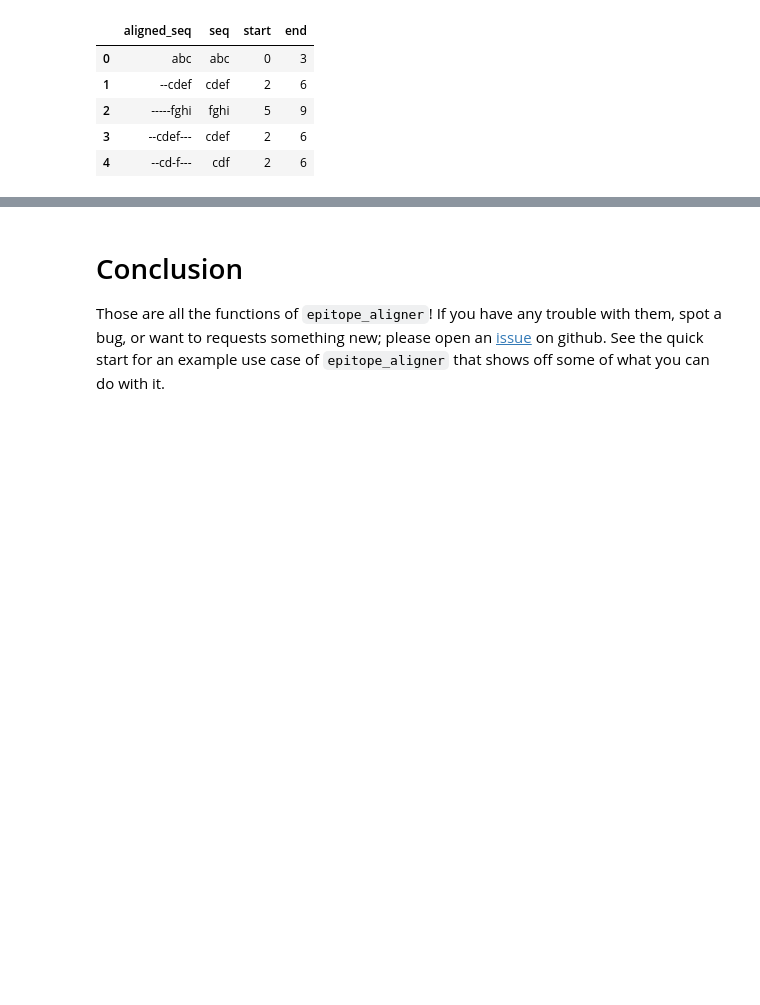
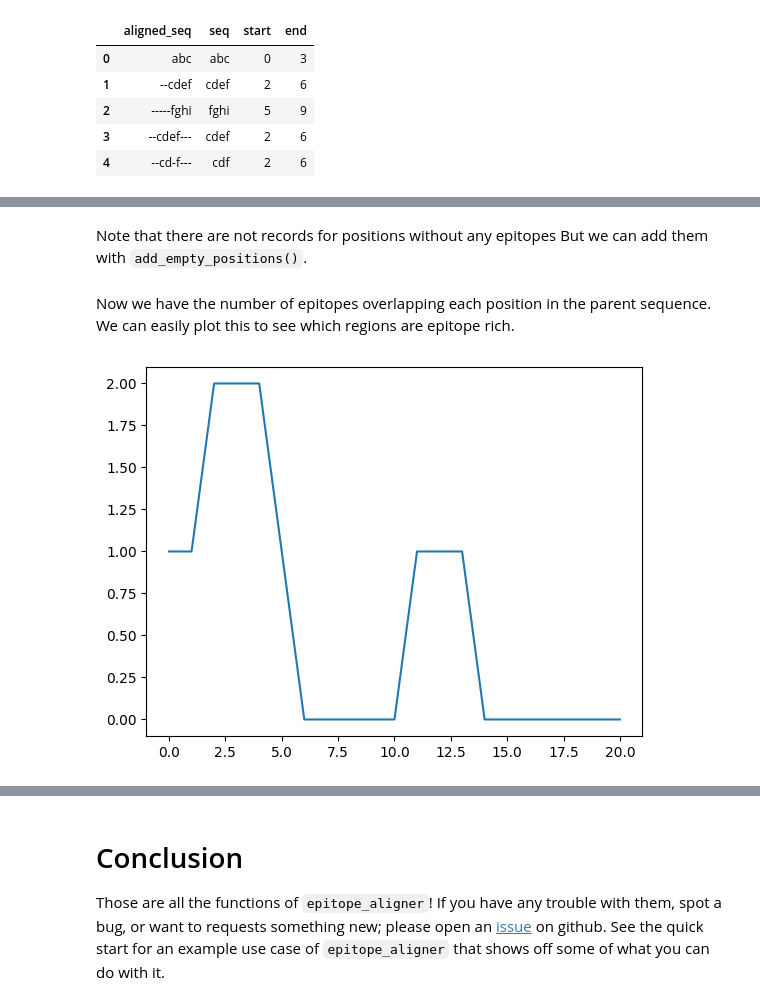
Before and after one commit to BarinthusBio/epitope_aligner, a Jupyter notebook: examples/cookbook.ipynb, the cells around one changed output, grey strips where cells are left out. Drawn from its saved outputs; the diff is of its cells as text; code cells hidden in the pictures; blank space fills up the shorter version.

```diff
--- a/examples/cookbook.ipynb
+++ b/examples/cookbook.ipynb
@@ -738,0 +781,3 @@ epitopes
+# %%
+stretched_epitopes = stretch.stretch(epitopes)
+stretched_epitopes
@@ -738,0 +803,3 @@ epitopes
+# %%
+positional_count = stretched_epitopes.groupby("position").size()
+positional_count
@@ -738,0 +818,18 @@ epitopes
+# %% [markdown]
+Note that there are not records for positions without any epitopes
+But we can add them with `add_empty_positions()`.
+# %%
+positional_count = stretch.add_empty_positions(
+    positional_count,
+    parent_seq_length=len(sequence),
+    index=1,
+    empty_value=0
+)
+# %% [markdown]
+Now we have the number of epitopes overlapping each position in the parent sequence.
+We can easily plot this to see which regions are epitope rich.
+# %%
+plt.plot(positional_count)
+plt.show()
+# %% [output]
+[figure, added]
```
Also changed, not shown: parts of 29 cells of this notebook, 1 other file.
